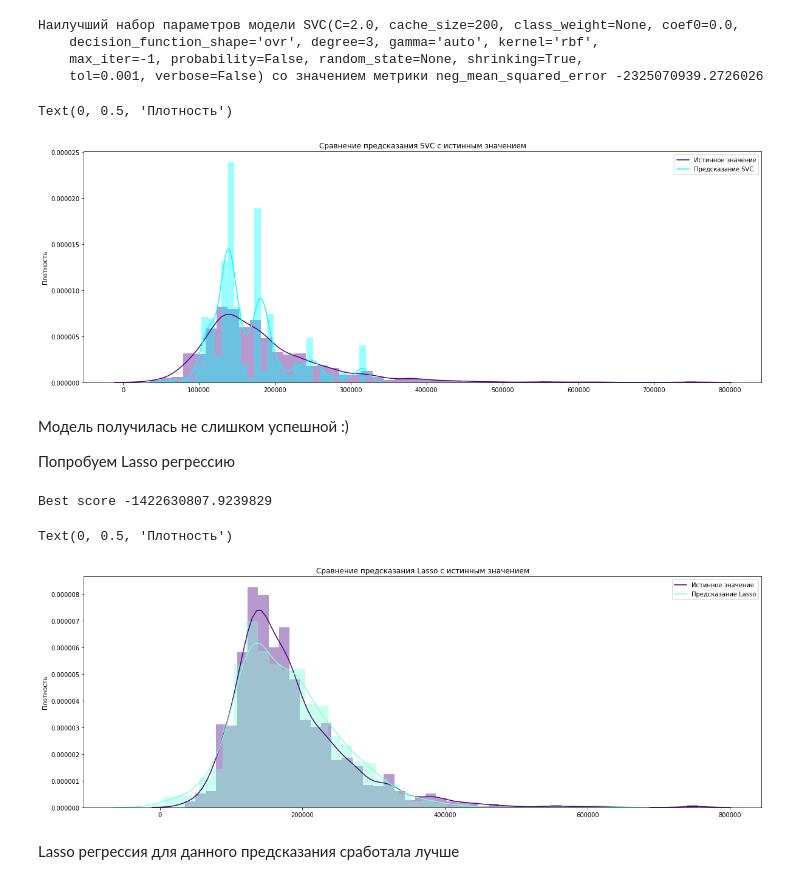
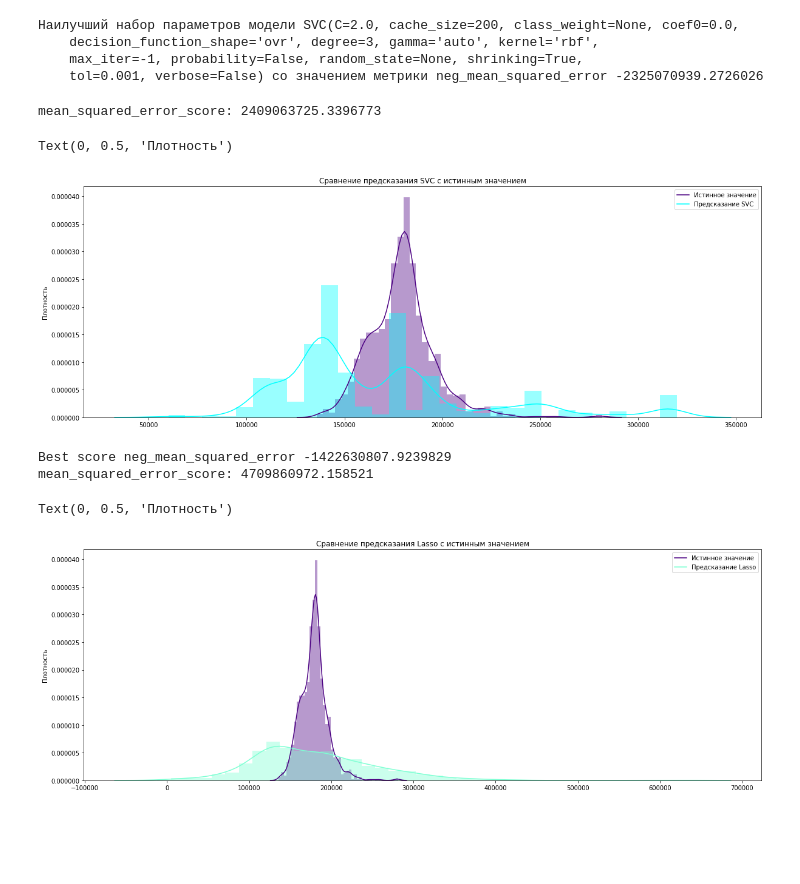
Before and after one commit to anyarulina/houseprices, a Jupyter notebook: House Prices.ipynb, the cells around one changed output. Drawn from its saved outputs; the diff is of its cells as text; code cells hidden in the pictures; blank space fills up the shorter version.

Commit message:
changed the parameter in the prediction

```diff
--- a/House Prices.ipynb
+++ b/House Prices.ipynb
@@ -204,19 +213,18 @@ svc = SVC(C=2.0, cache_size=200, class_weight=None, coef0=0.0,
     tol=0.001, verbose=False)
 svc.fit(train_features, train_target)
 SVC_predictions = svc.predict(test_features)
+print('mean_squared_error_score: {}'.format(mean_squared_error(test_target, SVC_predictions)))
+# %% [output]
+mean_squared_error_score: 2409063725.3396773
 # %%
 plt.figure(figsize=(20,7))
-sns.distplot(train_target, color='indigo', kde_kws={"label" : "Истинное значение"})
+sns.distplot(test_target, color='indigo', kde_kws={"label" : "Истинное значение"})
 sns.distplot(SVC_predictions, color='cyan', kde_kws={"label" : "Предсказание SVC"})
 plt.title("Сравнение предсказания SVC с истинным значением")
 plt.ylabel("Плотность")
 # %% [output]
 Text(0, 0.5, 'Плотность')
-[figure, old version]
+[figure, new version]
-# %% [markdown]
-Модель получилась не слишком успешной :)
-
-Попробуем Lasso регрессию
 # %%
 from sklearn.linear_model import Lasso
 lasso_regressor = Lasso()
@@ -225,17 +233,17 @@ lasso_regressor.fit(train_features, train_target)
 gs = GridSearchCV(lasso_regressor, {'alpha' : [0.00001, 2, 0.001]}, scoring = 'neg_mean_squared_error', cv = 5)
 gs.fit(train_features, train_target)
 lasso_predictions = lasso_regressor.predict(test_features)
-print("Best score", gs.best_score_)
+print("Best score neg_mean_squared_error", gs.best_score_)
+print('mean_squared_error_score: {}'.format(mean_squared_error(test_target, lasso_predictions)))
 # %% [output]
-Best score -1422630807.9239829
+Best score neg_mean_squared_error -1422630807.9239829
+mean_squared_error_score: 4709860972.158521
 # %%
 plt.figure(figsize=(20,7))
-sns.distplot(train_target, color='indigo', kde_kws={"label" : "Истинное значение"})
+sns.distplot(test_target, color='indigo', kde_kws={"label" : "Истинное значение"})
 sns.distplot(lasso_predictions, color='aquamarine', kde_kws={"label" : "Предсказание Lasso"})
 plt.title("Сравнение предсказания Lasso с истинным значением")
 plt.ylabel("Плотность")
 # %% [output]
 Text(0, 0.5, 'Плотность')
-[figure, old version]
+[figure, new version]
-# %% [markdown]
-Lasso регрессия для данного предсказания сработала лучше
```
Also changed, not shown: parts of 7 cells of this notebook.
